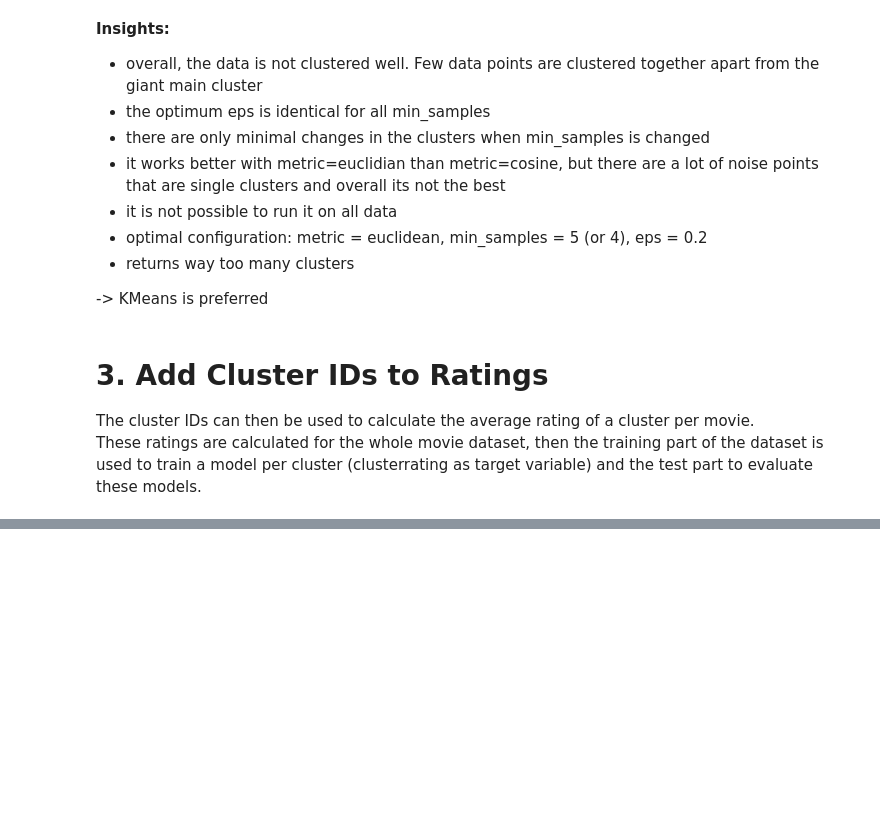
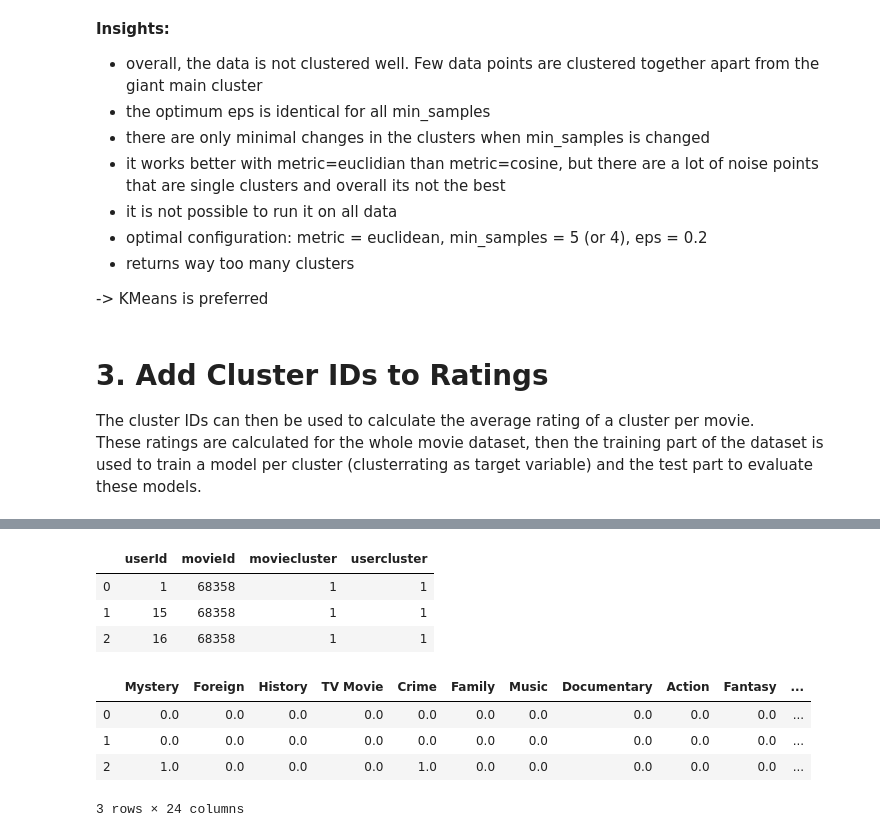
Before and after one commit to janapfeffer/DM_Project_MoviePrediction, a Jupyter notebook: ClusterExperiments.ipynb, the cells around one changed output, grey strips where cells are left out. Cells and saved outputs as stored; diff of their text form; code cells hidden in the pictures; blank space fills up the shorter version.

```diff
--- a/ClusterExperiments.ipynb
+++ b/ClusterExperiments.ipynb
@@ -646,0 +690,21 @@ Each movie is thereby clustered as well, that way we can find the ratings from t
+# %%
+# only retain ratings from users within the same cluster as the movie
+df_clusterratings = pd.merge(left=df_ratingsjoined,right=df_movies[['imdbId','moviecluster']], left_on=['movieId', 'usercluster'], right_on=['imdbId','moviecluster'], how='inner')
+df_clusterratings[["userId", "movieId", "moviecluster", "usercluster"]].head(3)
+# %% [output]
+|  | userId | movieId | moviecluster | usercluster |
+| 0 | 1 | 68358 | 1 | 1 |
+| 1 | 15 | 68358 | 1 | 1 |
+| 2 | 16 | 68358 | 1 | 1 |
+# %%
+# calculate average cluster ratings for movies
+df_ratings_grouped = df_clusterratings.groupby('movieId')[['rating']].mean()
+df_ratings_grouped = df_ratings_grouped.rename(columns={"rating": "clusterrating"})
+df_movieclusterratings = pd.merge(left=df_movies,right=df_ratings_grouped, left_on='imdbId', right_on='movieId', how='inner')
+df_movieclusterratings.head(3)
+# %% [output]
+|  | Mystery | Foreign | History | TV Movie | Crime | Family | Music | Documentary | Action | Fantasy | ... |
+| 0 | 0.0 | 0.0 | 0.0 | 0.0 | 0.0 | 0.0 | 0.0 | 0.0 | 0.0 | 0.0 | ... |
+| 1 | 0.0 | 0.0 | 0.0 | 0.0 | 0.0 | 0.0 | 0.0 | 0.0 | 0.0 | 0.0 | ... |
+| 2 | 1.0 | 0.0 | 0.0 | 0.0 | 1.0 | 0.0 | 0.0 | 0.0 | 0.0 | 0.0 | ... |
+3 rows × 24 columns
```
Also changed, not shown: parts of 7 cells of this notebook, 1 other file.
